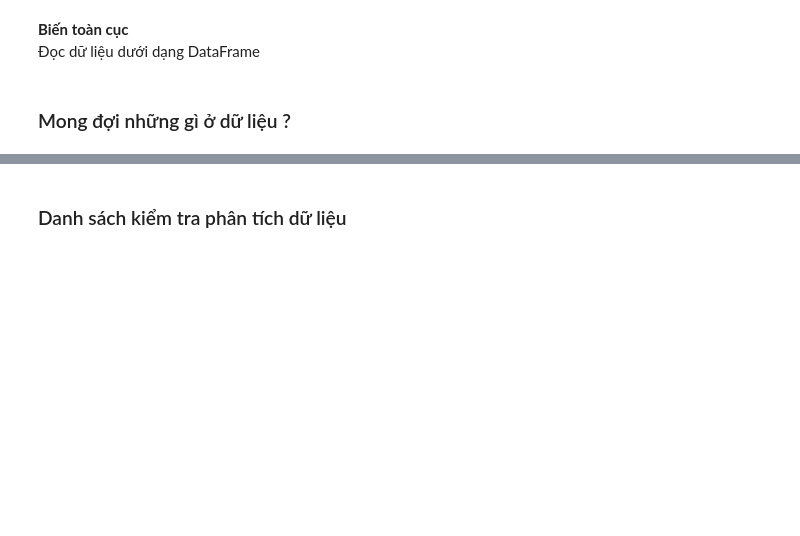
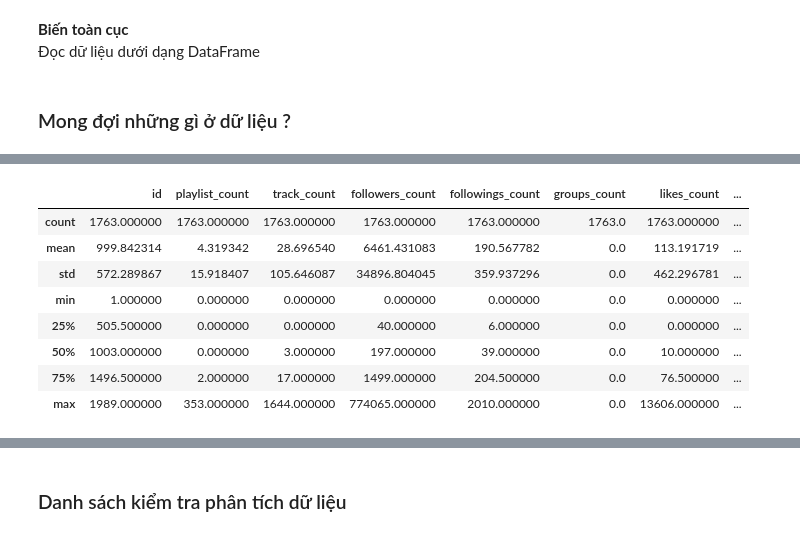
Before and after one commit to owfdataboy/DS-Project02, a Jupyter notebook: project02.ipynb, the cells around one changed output, grey strips where cells are left out. Saved outputs shown, nothing was run; the diff lists cells and outputs as text; code cells hidden in the pictures; blank space fills up the shorter version.

```diff
--- a/project02.ipynb
+++ b/project02.ipynb
@@ -67,0 +85,12 @@ df_users= pd.read_csv(users_file, delimiter='\t')
+# %%
+df_users.describe()
+# %% [output]
+|  | id | playlist_count | track_count | followers_count | followings_count | groups_count | likes_count | ... |
+| count | 1763.000000 | 1763.000000 | 1763.000000 | 1763.000000 | 1763.000000 | 1763.0 | 1763.000000 | ... |
+| mean | 999.842314 | 4.319342 | 28.696540 | 6461.431083 | 190.567782 | 0.0 | 113.191719 | ... |
+| std | 572.289867 | 15.918407 | 105.646087 | 34896.804045 | 359.937296 | 0.0 | 462.296781 | ... |
+| min | 1.000000 | 0.000000 | 0.000000 | 0.000000 | 0.000000 | 0.0 | 0.000000 | ... |
+| 25% | 505.500000 | 0.000000 | 0.000000 | 40.000000 | 6.000000 | 0.0 | 0.000000 | ... |
+| 50% | 1003.000000 | 0.000000 | 3.000000 | 197.000000 | 39.000000 | 0.0 | 10.000000 | ... |
+| 75% | 1496.500000 | 2.000000 | 17.000000 | 1499.000000 | 204.500000 | 0.0 | 76.500000 | ... |
+| max | 1989.000000 | 353.000000 | 1644.000000 | 774065.000000 | 2010.000000 | 0.0 | 13606.000000 | ... |
```
Also changed, not shown: parts of 19 cells of this notebook.
